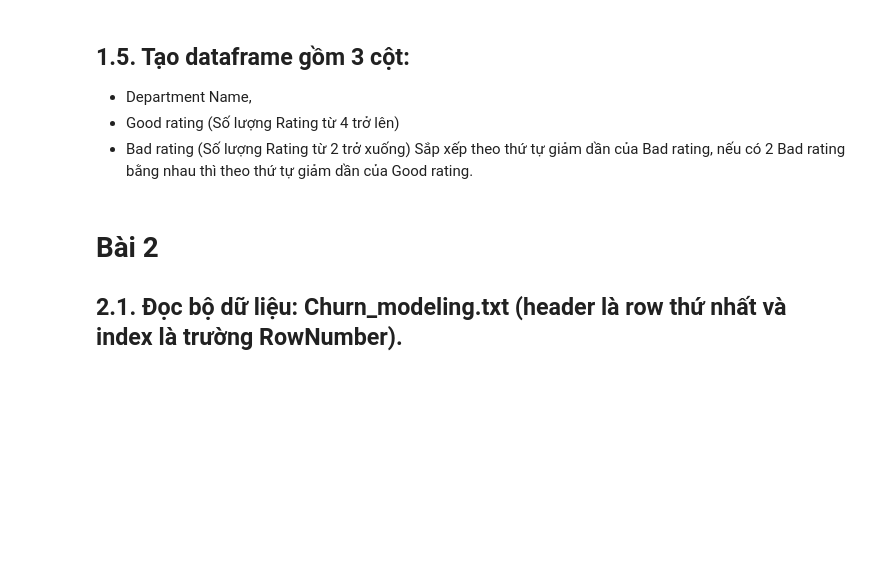
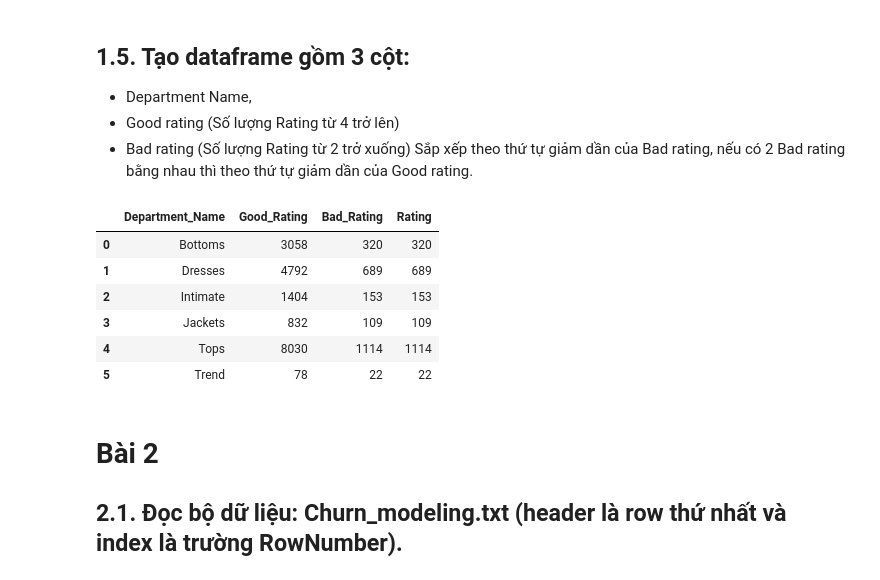
Before and after one commit to DucTrung1802/DS, a Jupyter notebook: GoogleClassroom/7_KHDL_K6_Pandas.ipynb, the cells around one changed output. Cells and saved outputs as stored; diff of their text form; code cells hidden in the pictures; blank space fills up the shorter version.

```diff
--- a/GoogleClassroom/7_KHDL_K6_Pandas.ipynb
+++ b/GoogleClassroom/7_KHDL_K6_Pandas.ipynb
@@ -16,6 +16,6 @@ df.head()
 | 3 | 3 | 1049 | 50 | My favorite buy! | I love, love, love this jumpsuit.... | 5 | 1 | ... |
 | 4 | 4 | 847 | 47 | Flattering shirt | This shirt is very flattering to ... | 5 | 1 | ... |
 # %%
-df_change_name = df.rename(columns=lambda x: x.replace(" ", "_"))
+df1_change_name = df1.rename(columns=lambda x: x.replace(" ", "_"))
 # %%
-df_change_name_index = df_change_name.set_index(df_change_name.columns[0])
+df1_change_name_index = df1_change_name.set_index(df1_change_name.columns[0])
@@ -48,7 +48,7 @@ def categorize_age(age):
     else:
         return 'Elderly'
 
-df_change_name_index['Customer'] = df_change_name_index['Age'].apply(lambda x: categorize_age(x))
+df1_change_name_index['Customer'] = df1_change_name_index['Age'].apply(lambda x: categorize_age(x))
 # %%
 df_change_name_index
 # %% [output]
@@ -88,3 +111,22 @@ Sắp xếp theo thứ tự giảm dần của Bad rating, nếu có 2 Bad ratin
+# %%
+# 1.5.
+new_df1_3 = pd.DataFrame()
+good_rating_id_filter = df1_change_name_index[df1_change_name_index["Rating"] >= 4]
+bad_rating_id_filter = df1_change_name_index[df1_change_name_index["Rating"] <= 2]
+new_df1_3["Department_Name"] = pd.Series(df1_change_name_index["Department_Name"].dropna().unique()).sort_values()
+new_df1_3 = new_df_3.merge(good_rating_id_filter.groupby("Department_Name").count()["Rating"], left_on="Department_Name", right_index=True)
+new_df1_3 = new_df_3.merge(bad_rating_id_filter.groupby("Department_Name").count()["Rating"], left_on="Department_Name", right_index=True)
+new_df1_3.reset_index(inplace=True, drop=True)
+new_df1_3.rename(columns={"Rating_x": "Good_Rating", "Rating_y": "Bad_Rating"}, inplace=True)
+new_df1_3
+# %% [output]
+|  | Department_Name | Good_Rating | Bad_Rating | Rating |
+| 0 | Bottoms | 3058 | 320 | 320 |
+| 1 | Dresses | 4792 | 689 | 689 |
+| 2 | Intimate | 1404 | 153 | 153 |
+| 3 | Jackets | 832 | 109 | 109 |
+| 4 | Tops | 8030 | 1114 | 1114 |
+| 5 | Trend | 78 | 22 | 22 |
 # %% [markdown]
 # Bài 2
 
```
Also changed, not shown: parts of 18 cells of this notebook.
